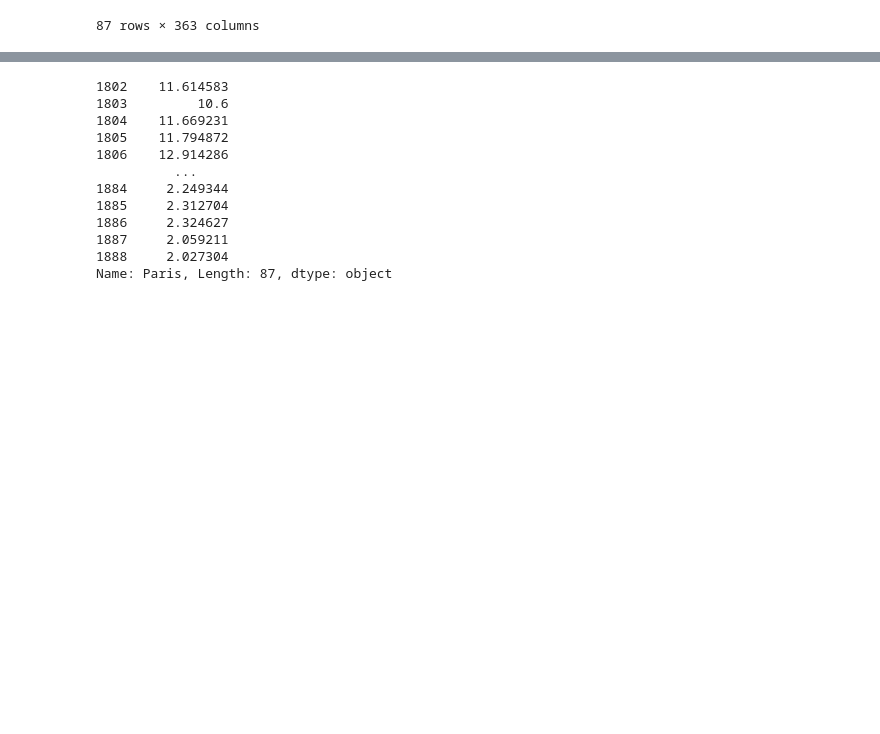
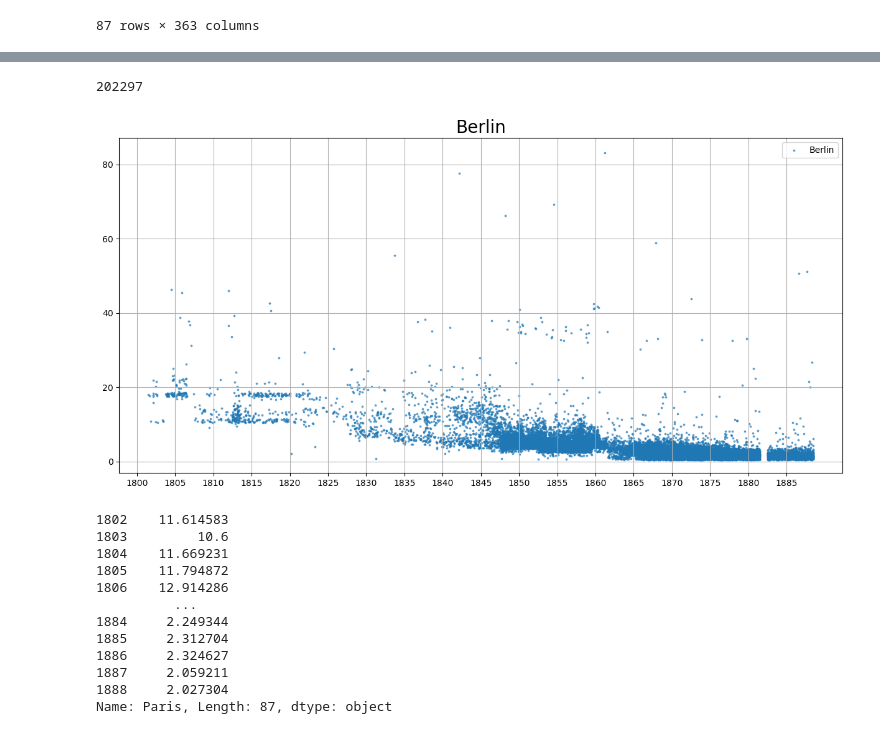
Before and after one commit to krkryger/rigasche-zeitung, a Jupyter notebook: notebooks/scrap.ipynb, the cells around one changed output, grey strips where cells are left out. Cells and saved outputs as stored; diff of their text form; code cells hidden in the pictures; blank space fills up the shorter version.

```diff
--- a/notebooks/acta.ipynb
+++ b/notebooks/scrap.ipynb
@@ -436,11 +443,8 @@ NameError: name 'pd' is not defined
+# %%
+places = pd.read_csv('../data/places.tsv', sep='\t', encoding='utf8')
 # %%
-placename_counts = {name: len(df[df.placename==name]) for name in allowed_placenames}
+placename_counts = {name: len(df[df.placename==name]) for name in places.placename}
 # %%
 import json
 with open('../streamlit/placename_counts.json', 'w', encoding='utf8') as f:
     json.dump(placename_counts, f)
-# %%
-with open('../streamlit/placename_counts.json', 'r', encoding='utf8') as f:
-    placename_counts_loaded = json.load(f)
-
-placename_counts == placename_counts_loaded
@@ -508,3 +503,37 @@ df
+# %%
+len(df)
+# %% [output]
+202297
+# %%
+def jitter_dots(dots):
+    offsets = dots.get_offsets()
+    jittered_offsets = offsets
+    jittered_offsets[:, 0] += np.random.uniform(-0.5, 0.5, offsets.shape[0])
+    jittered_offsets[:, 1] += np.random.uniform(-0.5, 0.5, offsets.shape[0])
+    dots.set_offsets(jittered_offsets)
+
+
+def plot_speed_distribution(place, jitter=True, cutoff=None):
+
+    plt.figure(figsize=(15,7))
+
+    data = pd.read_csv(f'../streamlit/data/placenames/{place}.tsv', sep='\t', encoding='utf8')
+    if cutoff:
+        data = data.loc[data.delta <= cutoff]
+
+    dots = plt.scatter(x=data.year, y=data.delta, s=3, label=place, alpha=0.6)
+    if jitter:
+        jitter_dots(dots)
+
+    plt.xticks([i for i in range(1800, 1890) if i%5 == 0])
+    plt.title(place, size=20)
+    plt.legend()
+    plt.grid()
+    plt.show()
+# %%
+plot_speed_distribution('Berlin')
+# %% [output]
+[figure, added]
 # %%
 #data = data.rolling(rolling, min_periods=1).mean().reindex(timerange)
 # %%
```
Also changed, not shown: parts of 20 cells of this notebook, 1 other file.
